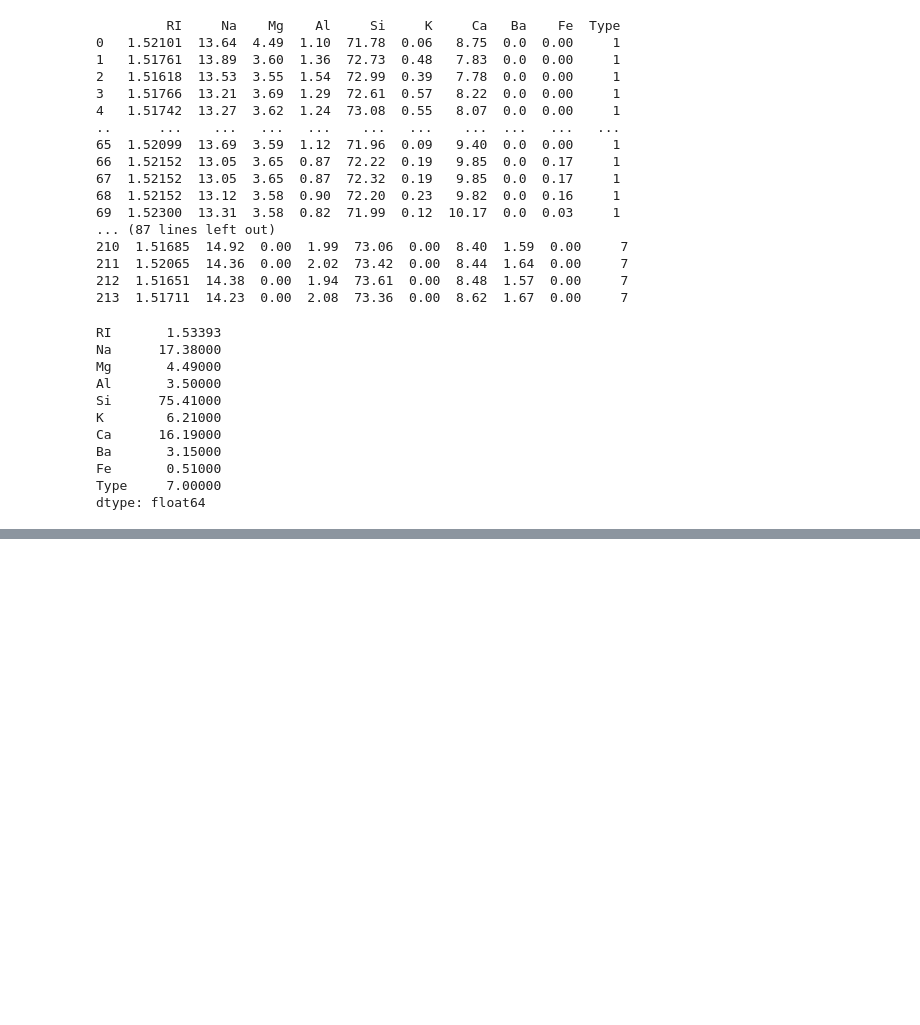
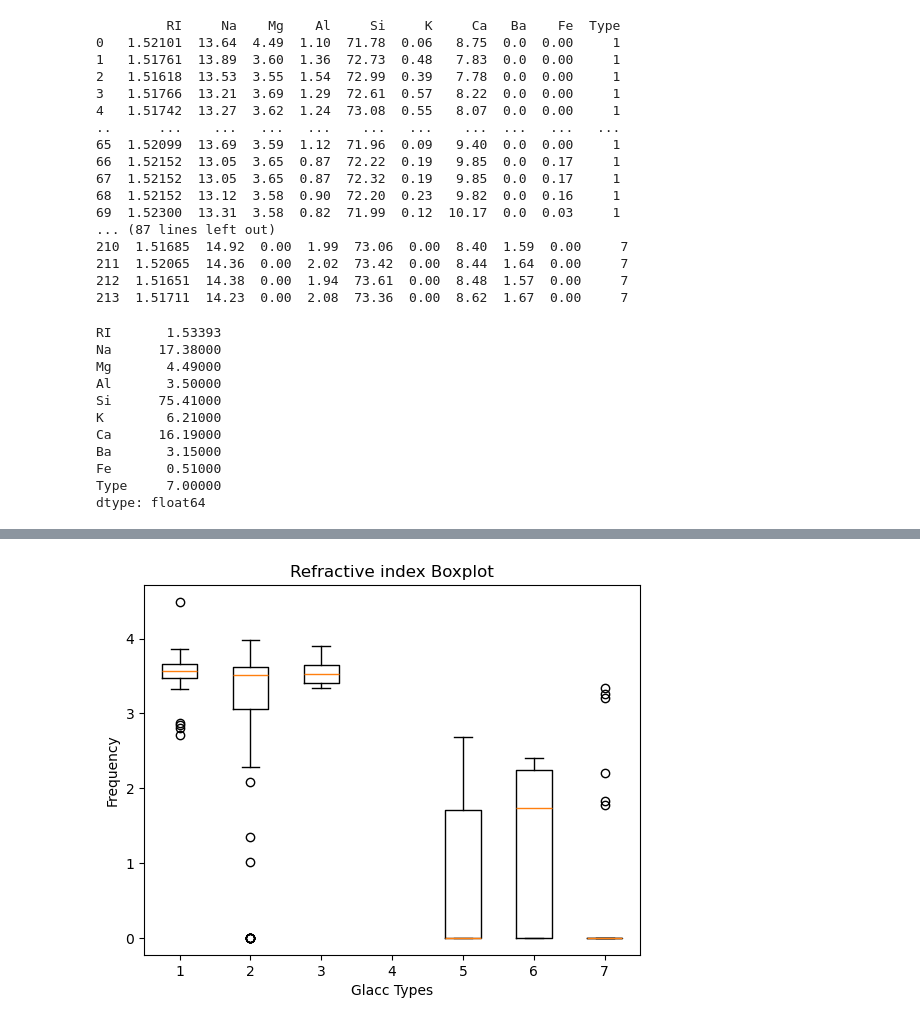
Before and after one commit to Astro0re/Data, a Jupyter notebook: Glass/Glass_Notebook.ipynb, the cells around one changed output, grey strips where cells are left out. Cells and saved outputs as stored; diff of their text form; code cells hidden in the pictures; blank space fills up the shorter version.

```diff
--- a/Glass/Glass_Notebook.ipynb
+++ b/Glass/Glass_Notebook.ipynb
@@ -139,3 +128,9 @@ mat.boxplot([ty_1['Na'],ty_2['Na'],ty_3['Na'],ty_5['Na'],ty_6['Na'],ty_7['Na']])
 # %%
-mat.boxplot([ty_1['Mg'],ty_2['Mg'],ty_3['Mg'],ty_5['Mg'],ty_6['Mg'],ty_7['Mg']])
+mat.boxplot([ty_1['Mg'],ty_2['Mg'],ty_3['Mg'],ty_4['Mg'],ty_5['Mg'],ty_6['Mg'],ty_7['Mg']])
+mat.title("Refractive index Boxplot")
+mat.xlabel("Glacc Types")
+mat.ylabel("Frequency")
+mat.show()
+# %% [output]
+[figure, added]
 # %%
```
Also changed, not shown: parts of 9 cells of this notebook.
